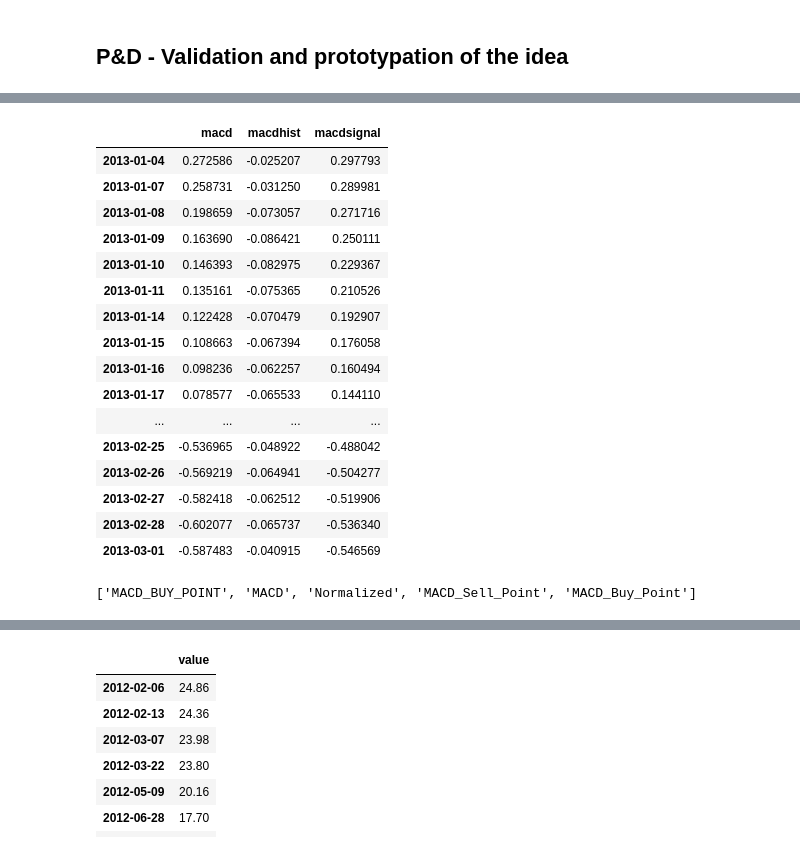
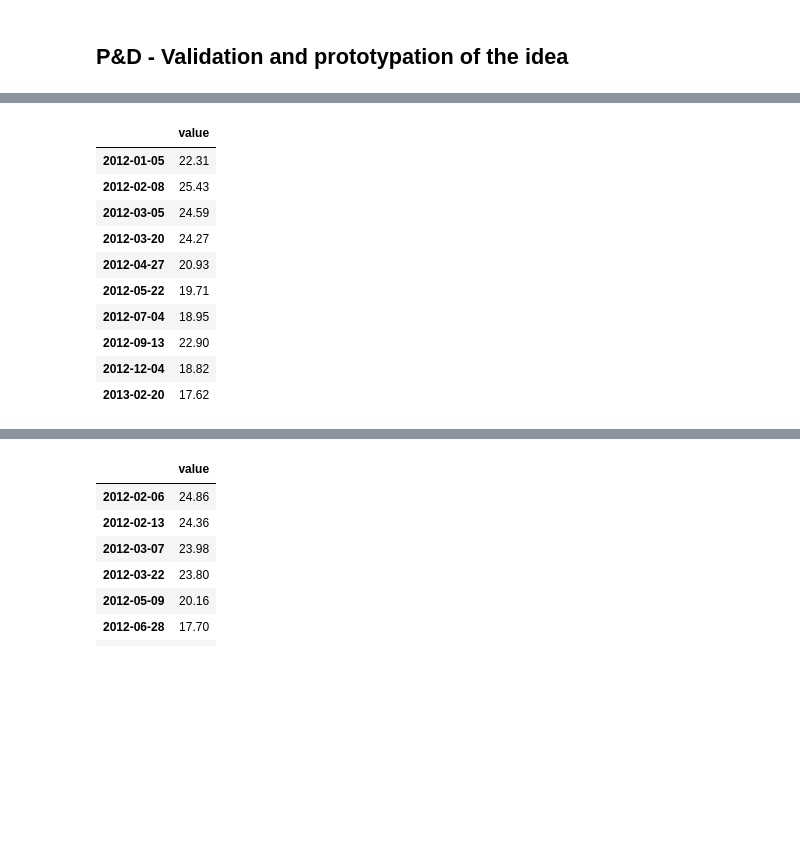
Before and after one commit to rhlobo/bigtempo, a Jupyter notebook: ipy-notebooks/DataSourceProcessor Decoratior.ipynb, the cells around one changed output, grey strips where cells are left out. Cells and saved outputs as stored; diff of their text form; code cells hidden in the pictures; blank space fills up the shorter version.

```diff
--- a/ipy-notebooks/DataSourceProcessor Decoratior.ipynb
+++ b/ipy-notebooks/DataSourceProcessor Decoratior.ipynb
@@ -146,20 +243,14 @@ engine.evaluate('Normalized', 'PETR4', dt(2013, 1, 1), dt(2013, 3, 1))
 # %%
-engine.evaluate('MACD', 'PETR4', dt(2013, 1, 1), dt(2013, 3, 1))
+engine.evaluate('MACD_Buy_Point', 'PETR4', dt(2012, 1, 1), dt(2013, 3, 1))
 # %% [output]
-|  | macd | macdhist | macdsignal |
-| 2013-01-04 | 0.272586 | -0.025207 | 0.297793 |
-| 2013-01-07 | 0.258731 | -0.031250 | 0.289981 |
-| 2013-01-08 | 0.198659 | -0.073057 | 0.271716 |
-| 2013-01-09 | 0.163690 | -0.086421 | 0.250111 |
-| 2013-01-10 | 0.146393 | -0.082975 | 0.229367 |
-| 2013-01-11 | 0.135161 | -0.075365 | 0.210526 |
-| 2013-01-14 | 0.122428 | -0.070479 | 0.192907 |
-| 2013-01-15 | 0.108663 | -0.067394 | 0.176058 |
-| 2013-01-16 | 0.098236 | -0.062257 | 0.160494 |
-| 2013-01-17 | 0.078577 | -0.065533 | 0.144110 |
-| ... | ... | ... | ... |
-| 2013-02-25 | -0.536965 | -0.048922 | -0.488042 |
-| 2013-02-26 | -0.569219 | -0.064941 | -0.504277 |
-| 2013-02-27 | -0.582418 | -0.062512 | -0.519906 |
-| 2013-02-28 | -0.602077 | -0.065737 | -0.536340 |
-| 2013-03-01 | -0.587483 | -0.040915 | -0.546569 |
+|  | value |
+| 2012-01-05 | 22.31 |
+| 2012-02-08 | 25.43 |
+| 2012-03-05 | 24.59 |
+| 2012-03-20 | 24.27 |
+| 2012-04-27 | 20.93 |
+| 2012-05-22 | 19.71 |
+| 2012-07-04 | 18.95 |
+| 2012-09-13 | 22.90 |
+| 2012-12-04 | 18.82 |
+| 2013-02-20 | 17.62 |
@@ -237,4 +256,0 @@ class PointDatasource(object):
-# %%
-engine.get()
-# %% [output]
-['MACD_BUY_POINT', 'MACD', 'Normalized', 'MACD_Sell_Point', 'MACD_Buy_Point']
```
Also changed, not shown: parts of 44 cells of this notebook, 3 other files.
